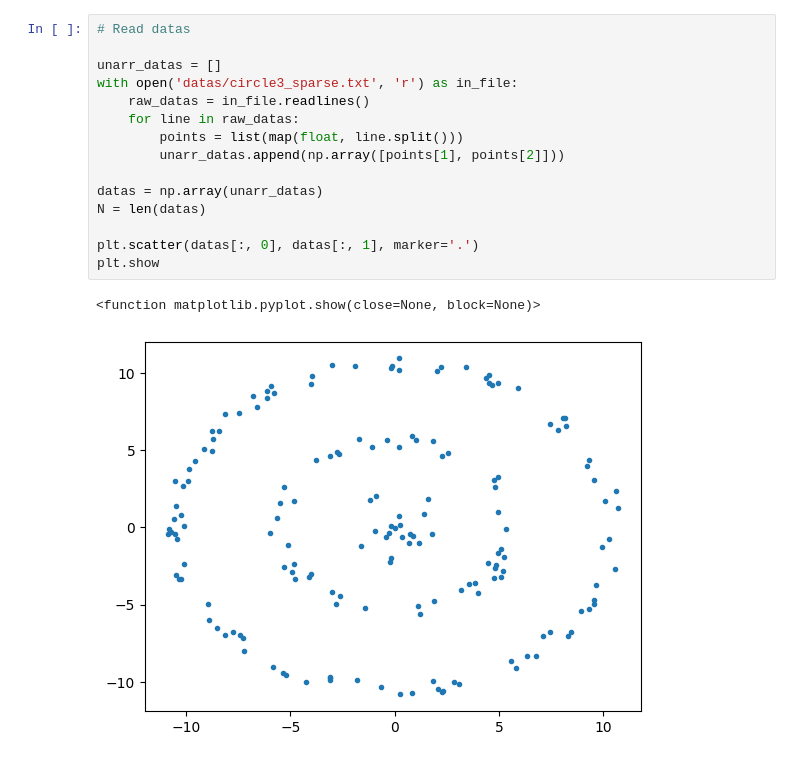
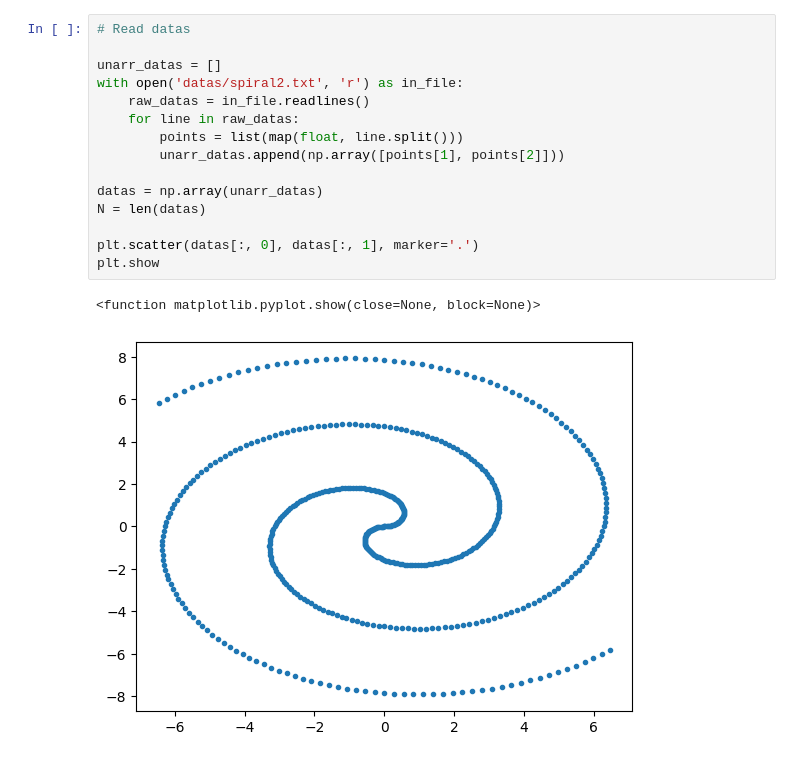
Before and after one commit to Super-eg/Manifold-Learning, a Jupyter notebook: main.ipynb, the cells around one changed output. Saved outputs shown, nothing was run; the diff lists cells and outputs as text.

```diff
--- a/main.ipynb
+++ b/main.ipynb
@@ -4,21 +8,21 @@ import numpy as np
 # %%
 # Read datas
 
 unarr_datas = []
-with open('datas/circle3_sparse.txt', 'r') as in_file:
+with open('datas/spiral2.txt', 'r') as in_file:
     raw_datas = in_file.readlines()
     for line in raw_datas:
         points = list(map(float, line.split()))
         unarr_datas.append(np.array([points[1], points[2]]))
 
 datas = np.array(unarr_datas)
 N = len(datas)
 
 plt.scatter(datas[:, 0], datas[:, 1], marker='.')
 plt.show
 # %% [output]
 <function matplotlib.pyplot.show(close=None, block=None)>
-[figure, old version]
+[figure, new version]
 # %%
 # Compute K, P, D matrices
 
```
Also changed, not shown: parts of 11 cells of this notebook.
